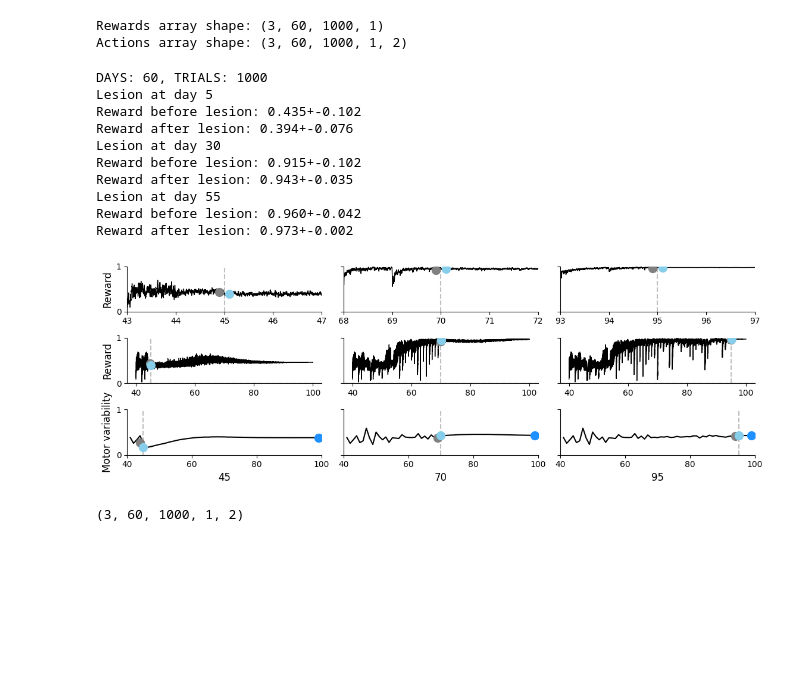
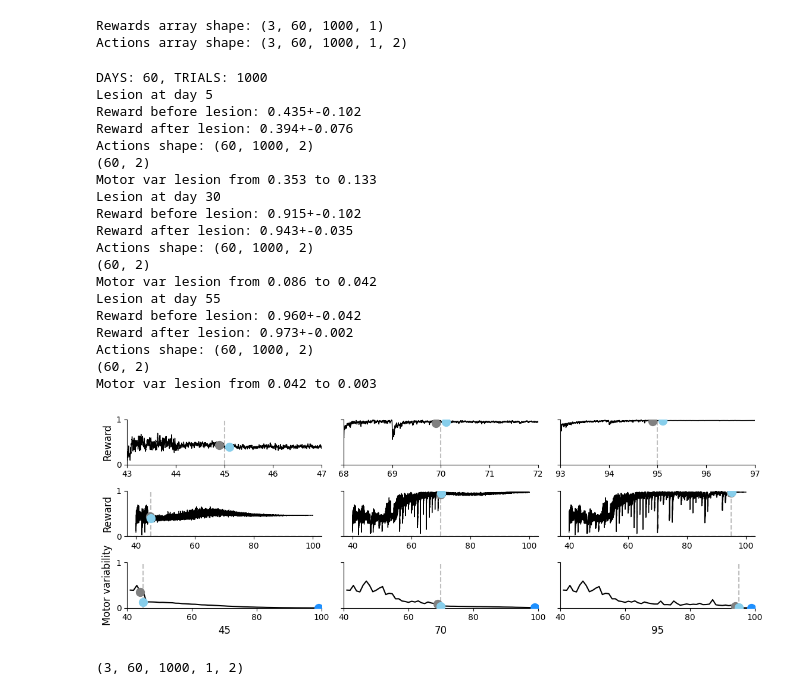
Before and after one commit to AtharvSuryawanshi/Dual_Pathway_RL_songbird, a Jupyter notebook: Figures/Figure_7.ipynb, the cells around one changed output. Cells and saved outputs as stored; diff of their text form; code cells hidden in the pictures; blank space fills up the shorter version.

Commit message:
fig 7 motor var bug fix (yes there was a bug)

```diff
--- a/Figures/Figure_7.ipynb
+++ b/Figures/Figure_7.ipynb
@@ -486,9 +486,12 @@ def plot_rewards_and_actions(rewards, actions, wanted_days, DAYS_TOTAL, TRIALS_T
             axs[1, i].set_ylabel("Reward", fontsize=12)
 
         # Motor variability
-
-        motor_var = np.std(actions[param_idx], axis=2)  # (days, 2) variability across trials
-        mean_motor_var = np.mean(motor_var, axis=1)  # (days
+        print(f"Actions shape: {actions[param_idx].shape}")
+        motor_var = np.std(actions[param_idx], axis=1)  # (days, 2) variability across trials
+        print(motor_var.shape)
+        # print(f"Motor Var {motor_var[lesion_day-1]}, {motor_var[lesion_day]}")
+        mean_motor_var = np.mean(motor_var, axis=1)  # (days)
+        print(f"Motor var lesion from {mean_motor_var[lesion_day-1]:.3f} to {mean_motor_var[lesion_day]:.3f}")
         axs[2, i].plot(np.arange(1, DAYS_TOTAL + 1) + offset, mean_motor_var, color='black')
         axs[2, i].axvline(lesion_day + offset, linestyle='--', color='grey', alpha=0.5)  # type: ignore
         # for label, day in event_days.items():
@@ -506,34 +509,43 @@ def plot_rewards_and_actions(rewards, actions, wanted_days, DAYS_TOTAL, TRIALS_T
         if i == 0:
             axs[2, i].set_ylabel("Motor variability", fontsize=12)
 
     # Legend
     handles = [plt.Line2D([0], [0], marker='o', color='w', markerfacecolor=col, markersize=8, label=lbl)   # type: ignore
                for lbl, col in point_colors.items()] # type: ignore
     # fig.legend(handles=handles, loc='upper right', frameon=False, fontsize=12)
 
     plt.tight_layout(rect=[0, 0, 0.95, 1])  #type: ignore
     plt.show()
 
 
 
 TRIALS = outputs_all[0]['rewards'].shape[1]
 DAYS = outputs_all[0]['rewards'].shape[0]
 print(f"DAYS: {DAYS}, TRIALS: {TRIALS}")
 
 # plot_rewards_and_actions(rewards_output, actions, param_order, DAYS, TRIALS)
 plot_rewards_and_actions(rewards_array, actions_array, wanted_days , DAYS, TRIALS, smoothing=10)
 # %% [output]
 DAYS: 60, TRIALS: 1000
 Lesion at day 5
 Reward before lesion: 0.435+-0.102
 Reward after lesion: 0.394+-0.076
+Actions shape: (60, 1000, 2)
+(60, 2)
+Motor var lesion from 0.353 to 0.133
 Lesion at day 30
 Reward before lesion: 0.915+-0.102
 Reward after lesion: 0.943+-0.035
+Actions shape: (60, 1000, 2)
+(60, 2)
+Motor var lesion from 0.086 to 0.042
 Lesion at day 55
 Reward before lesion: 0.960+-0.042
 Reward after lesion: 0.973+-0.002
+Actions shape: (60, 1000, 2)
+(60, 2)
+Motor var lesion from 0.042 to 0.003
-[figure, old version]
+[figure, new version]
 # %%
 actions_array.shape
 # %% [output]
```
Also changed, not shown: parts of 3 cells of this notebook.
